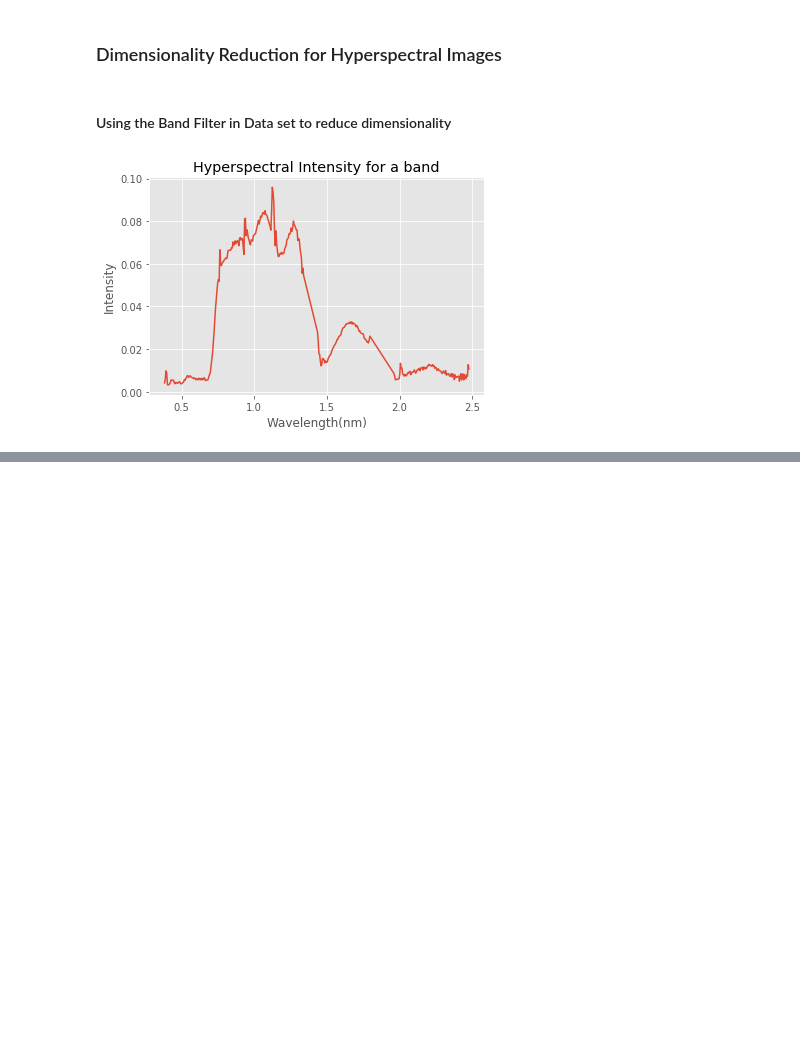
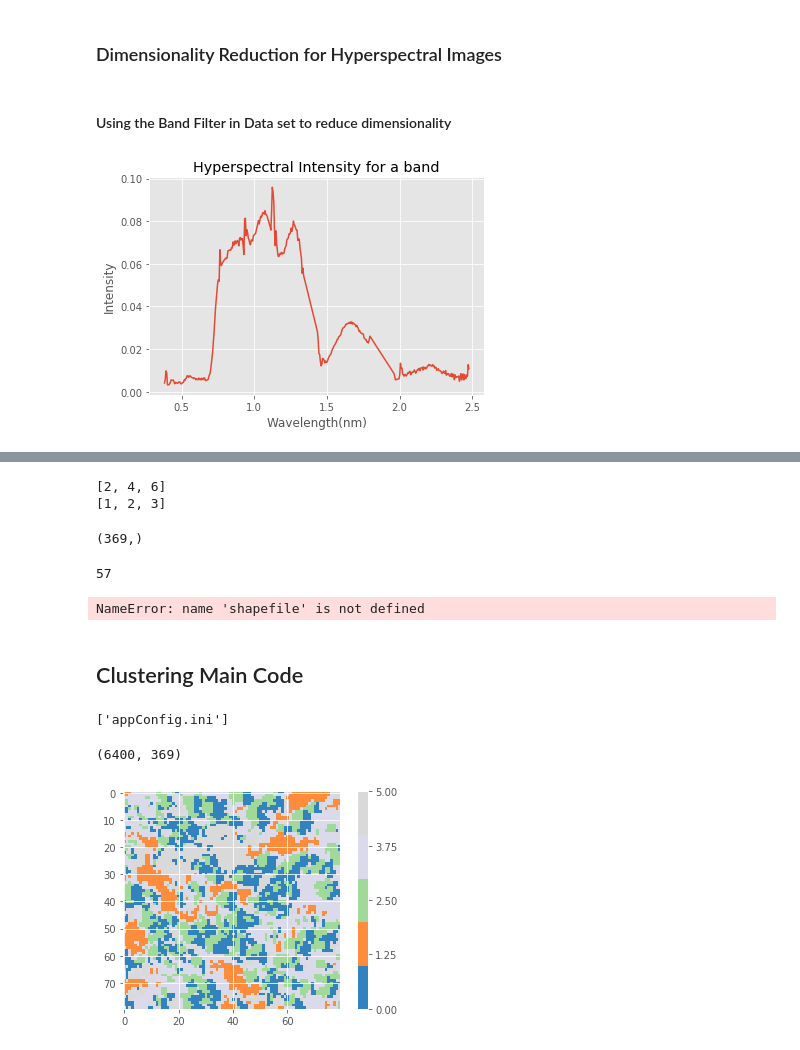
Before and after one commit to rachit-ranjan16/CrownSeg, a Jupyter notebook: Clustering and Segmentation.ipynb, the cells around one changed output, grey strips where cells are left out. Saved outputs shown, nothing was run; the diff lists cells and outputs as text; code cells hidden in the pictures; blank space fills up the shorter version.

```diff
--- a/Clustering and Segmentation.ipynb
+++ b/Clustering and Segmentation.ipynb
@@ -99,2 +127,50 @@ plt.show()
+# %%
+l = [1,2,3]
+def change(l):
+    l = list(map(lambda x: x*2, l))
+    print(l)
+change(l)
+print(l)
+# %% [output]
+[2, 4, 6]
+[1, 2, 3]
+# %%
+np.append(trimmed[:275], smoothen(trimmed[275:], 5)).shape
+# %% [output]
+(369,)
 # %%
 out_image = purge_noisy_bands(hyper_image, noise_flags)
+# %%
+len(noise_flags[noise_flags == 1])
+# %% [output]
+57
+# %%
+sf = shapefile.Reader("ITC_OSBS_004.shp")
+
+# print("Initializing Display")
+# fig = plt.figure()
+# ax = fig.add_subplot(111)
+# plt.xlim([76, 85])
+# plt.ylim([12, 21])
+# print("Display Initialized")
+# max_norm = float('-inf')
+# for shape in sf.shapes():
+#     x = np.array([i[0] for i in shape.points[:]])
+#     y = np.array([i[1] for i in shape.points[:]])
+#     max_norm = max(max_norm, x.max(), y.max())
+
+for shape in sf.shapes():
+    x = np.array([i[0] for i in shape.points[:]])
+    # x /= 3285346.226354544
+#     x /= max_norm
+    y = np.array([i[1] for i in shape.points[:]])
+#     y /= max_norm
+#     print(x,y)
+    plt.plot(x,y)
+#     plt.axes.
+plt.savefig('ShapeOut.png')
+plt.show()
+# %% [output]
+NameError: name 'shapefile' is not defined
+# %% [markdown]
+## Clustering Main Code
@@ -100,0 +278,18 @@ out_image = purge_noisy_bands(hyper_image, noise_flags)
+# %%
+image = hyper_image
+config = ConfigParser()
+config.read('appConfig.ini')
+# %% [output]
+['appConfig.ini']
+# %%
+n_components = int(config['HYPER']['N_COMPONENTS'])
+shape = image.shape
+hyper = image.flatten().reshape(shape[0]*shape[1],shape[2])
+print(hyper.shape)
+pca = PCA(n_components=n_components, svd_solver='auto').fit(hyper)
+reduced_image = pca.transform(hyper).reshape(shape[0],shape[1],n_components)
+out_labels = k_means_clustering(reduced_image, 5)
+label_show(out_labels)
+# %% [output]
+(6400, 369)
+[figure, added]
```
Also changed, not shown: parts of 12 cells of this notebook, 2 other files.
